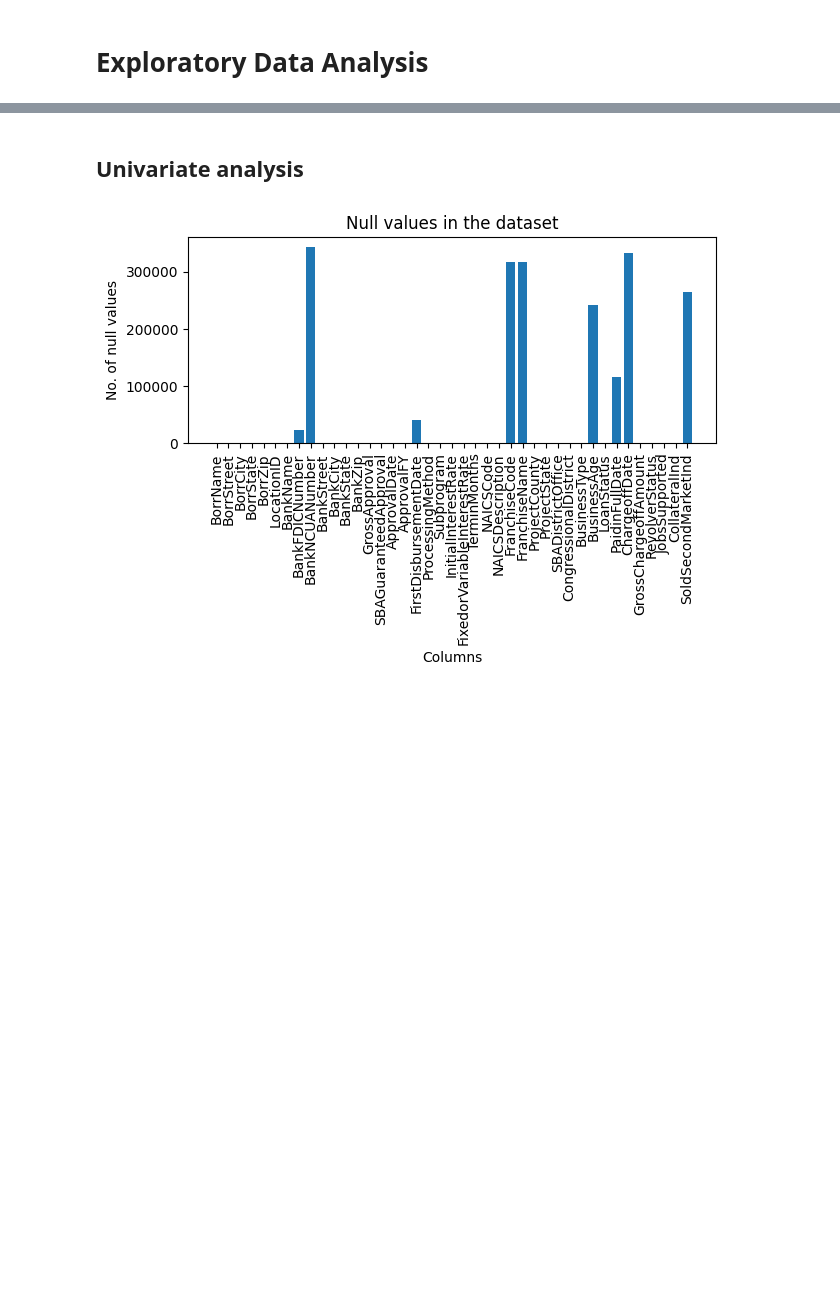
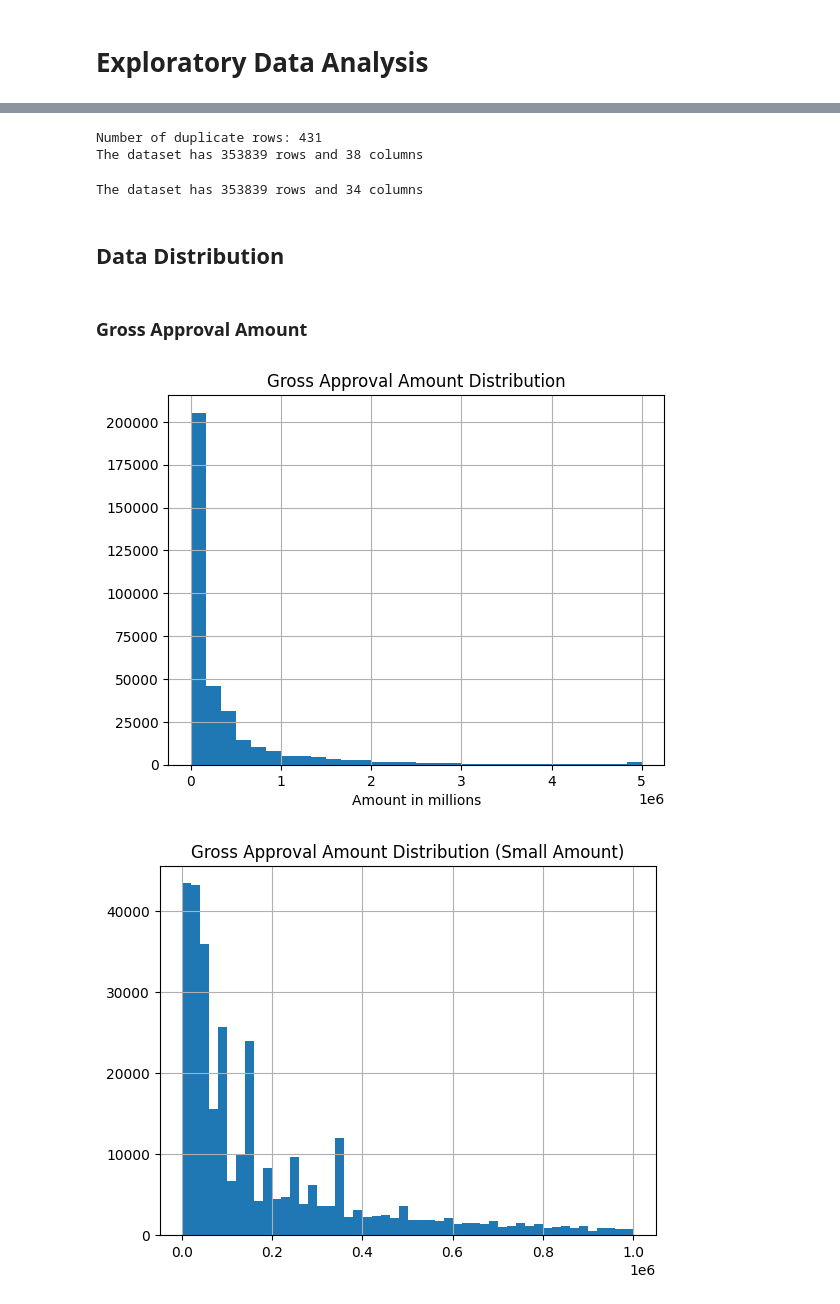
Before and after one commit to DineshDK672/Ryewalk_assignment, a Jupyter notebook: 01_EDA.ipynb, the cells around one changed output, grey strips where cells are left out. Cells and saved outputs as stored; diff of their text form; code cells hidden in the pictures; blank space fills up the shorter version.

```diff
--- a/01_EDA.ipynb
+++ b/01_EDA.ipynb
@@ -63,0 +62,8 @@ Index(['BorrName', 'BorrStreet', 'BorrCity', 'BorrState', 'BorrZip',
+# %%
+# Correcting dataypes of all Date columns
+cols = ['ApprovalDate', 'FirstDisbursementDate',
+        'PaidinFullDate', 'ChargeoffDate']
+
+for col in cols:
+    df[col] = pd.to_datetime(df[col])
+    print(df[col].dtype)
@@ -63,0 +113,4 @@ Index(['BorrName', 'BorrStreet', 'BorrCity', 'BorrState', 'BorrZip',
+# %%
+# Dropping the columns which have more than 50% of null values
+df = df.drop(columns=['BankNCUANumber', 'FranchiseCode', 'FranchiseName'])
+print(f'The dataset has {df.shape[0]} rows and {df.shape[1]} columns\n')
@@ -64,17 +121,42 @@ Index(['BorrName', 'BorrStreet', 'BorrCity', 'BorrState', 'BorrZip',
+# %%
+# dropping duplicate rows
+print(f"Number of duplicate rows: {df.duplicated().sum()}")
+df = df.drop_duplicates().reset_index(drop=True)
+print(f'The dataset has {df.shape[0]} rows and {df.shape[1]} columns\n')
+# %% [output]
+Number of duplicate rows: 431
+The dataset has 353839 rows and 38 columns
+# %%
+# Dropping irrelevant columns and redundant columns
+df = df.drop(columns=['BorrStreet', 'BorrCity', 'BankStreet', 'BankCity'])
+print(f'The dataset has {df.shape[0]} rows and {df.shape[1]} columns\n')
+# %% [output]
+The dataset has 353839 rows and 34 columns
 # %% [markdown]
-## Univariate analysis
+## Data Distribution
-# %%
-import matplotlib.pyplot as plt
-# Null values in each column
-
-nulls = df.isna().sum()
-plt.figure(clear=True)
-plt.bar(nulls.index, nulls)
-plt.title("Null values in the dataset")
-plt.tick_params(axis='x', labelrotation=90)
-plt.xlabel("Columns")
-plt.ylabel("No. of null values")
-plt.tight_layout()
-plt.show()
-# %% [output]
-[figure, removed]
+# %% [markdown]
+### Gross Approval Amount
+# %%
+# Distribution of Gross Approval Amount and SBA Guaranteed Approval Amount
+df['GrossApproval'].hist(bins = 30)
+plt.title("Gross Approval Amount Distribution")
+plt.xlabel("Amount in millions")
+plt.show()
+
+df['GrossApproval'][df['GrossApproval'] < 1000000].hist(bins=50)
+plt.title("Gross Approval Amount Distribution (Small Amount)")
+plt.xlabel("Amount in millions")
+plt.show()
+
+# df['SBAGuaranteedApproval'].hist(bins=30)
+# plt.title("SBA Guaranteed Approval Amount Distribution")
+# plt.xlabel("Amount in millions")
+# plt.show()
+
+# df['SBAGuaranteedApproval'][df['SBAGuaranteedApproval'] < 1000000].hist(bins=50)
+# plt.title("SBA Guaranteed Approval Amount Distribution")
+# plt.xlabel("Amount in millions")
+# plt.show()
+# %% [output]
+[figure, added]
+[figure, added]
```
Also changed, not shown: parts of 26 cells of this notebook.
